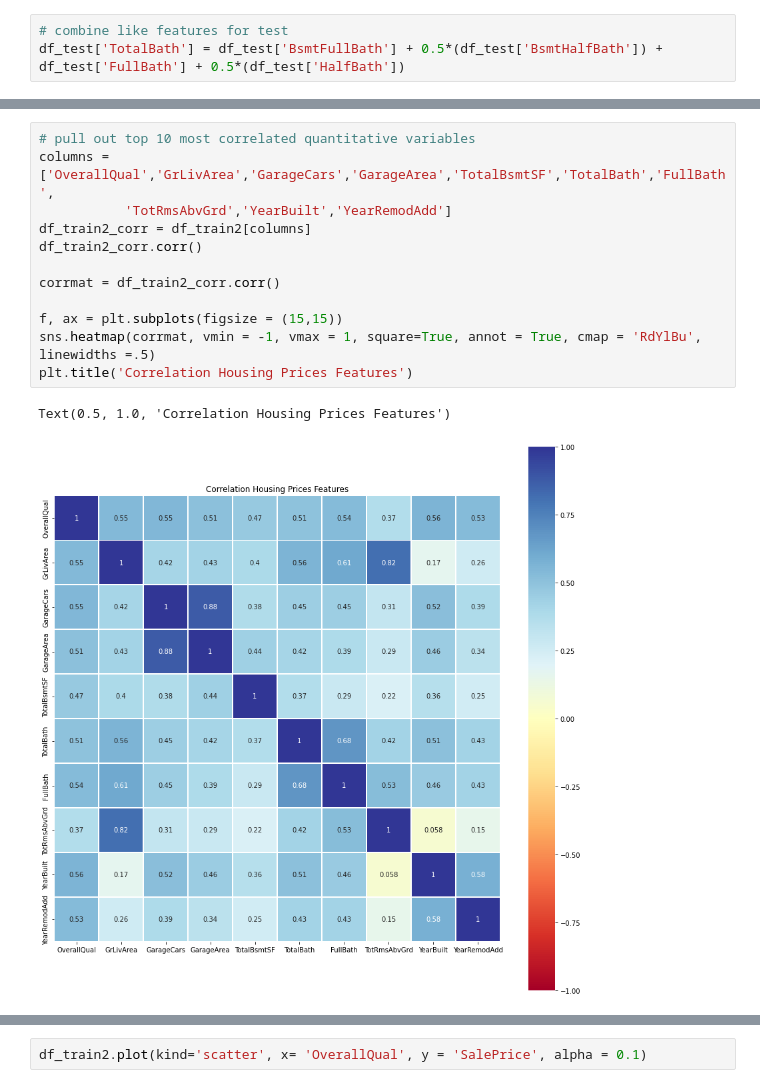
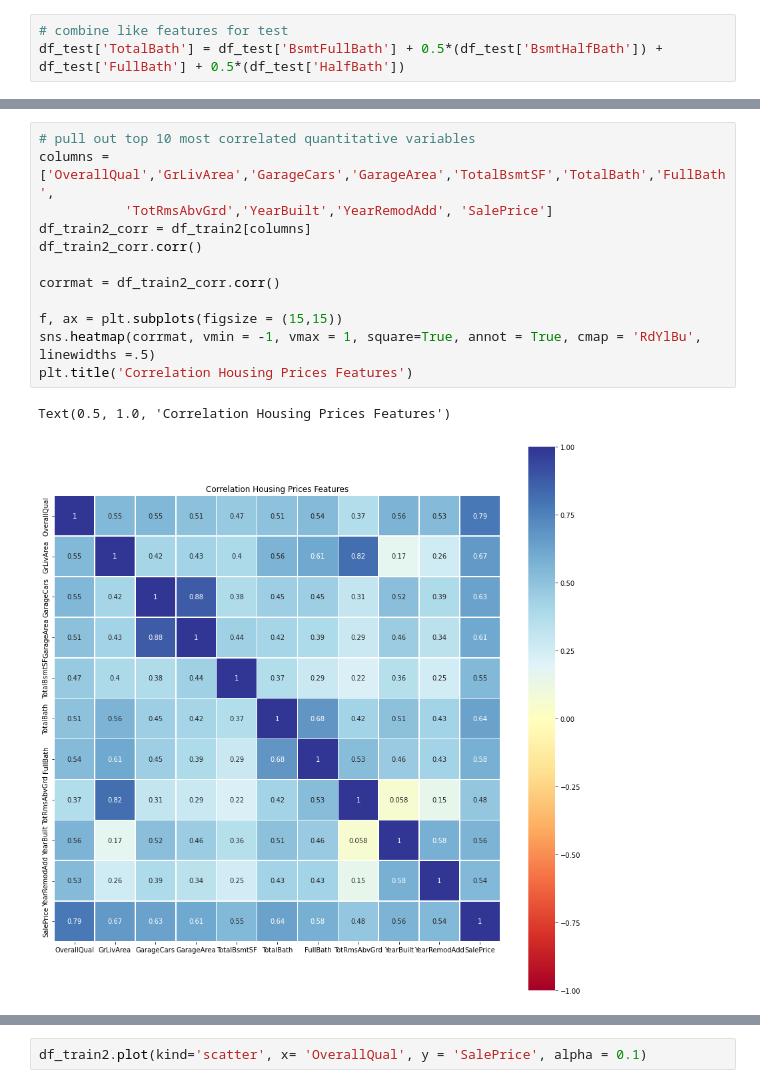
Before and after one commit to erinmcmahon26/Housing-Prices-Regression, a Jupyter notebook: Housing_Prices_Regression.ipynb, the cells around one changed output, grey strips where cells are left out. Saved outputs shown, nothing was run; the diff lists cells and outputs as text.

```diff
--- a/Housing_Prices_Regression.ipynb
+++ b/Housing_Prices_Regression.ipynb
@@ -193,18 +195,18 @@ Name: SalePrice, dtype: float64
 # %%
 # pull out top 10 most correlated quantitative variables
 columns = ['OverallQual','GrLivArea','GarageCars','GarageArea','TotalBsmtSF','TotalBath','FullBath',
-           'TotRmsAbvGrd','YearBuilt','YearRemodAdd']
+           'TotRmsAbvGrd','YearBuilt','YearRemodAdd', 'SalePrice']
 df_train2_corr = df_train2[columns]
 df_train2_corr.corr()
 
 corrmat = df_train2_corr.corr()
 
 f, ax = plt.subplots(figsize = (15,15))
 sns.heatmap(corrmat, vmin = -1, vmax = 1, square=True, annot = True, cmap = 'RdYlBu', linewidths =.5)
 plt.title('Correlation Housing Prices Features')
 # %% [output]
 Text(0.5, 1.0, 'Correlation Housing Prices Features')
-[figure, old version]
+[figure, new version]
 # %%
 sns.pairplot(df_train2_corr)
 # %% [output]
```
Also changed, not shown: parts of 55 cells of this notebook.
